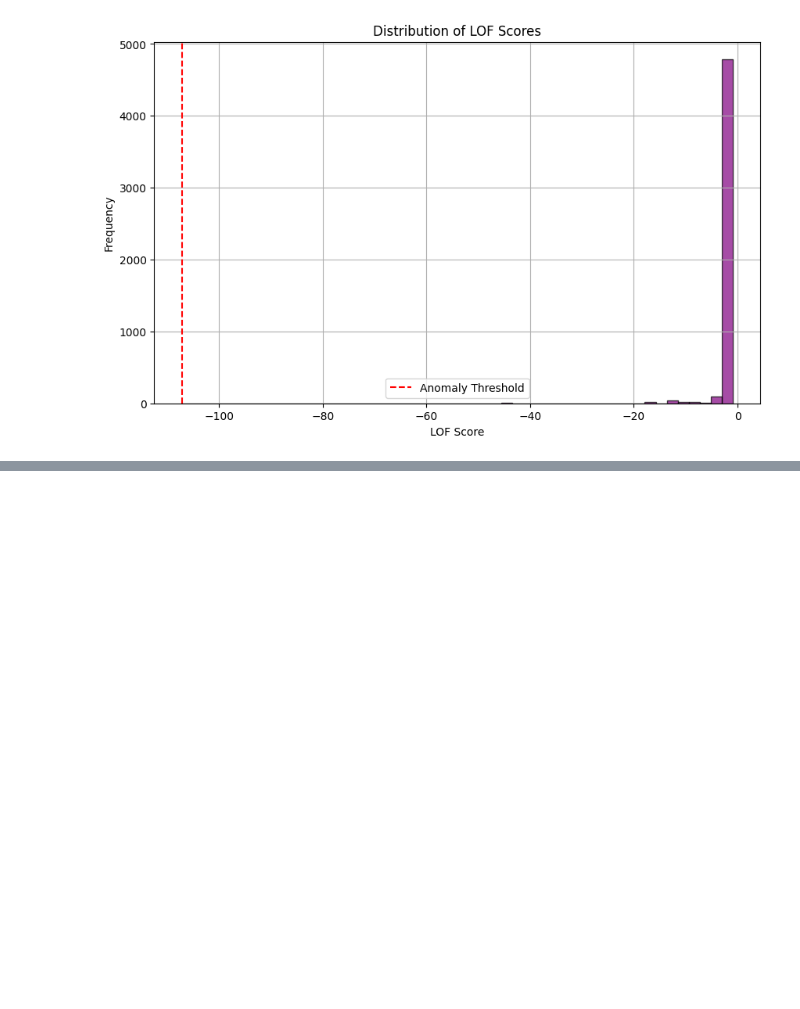
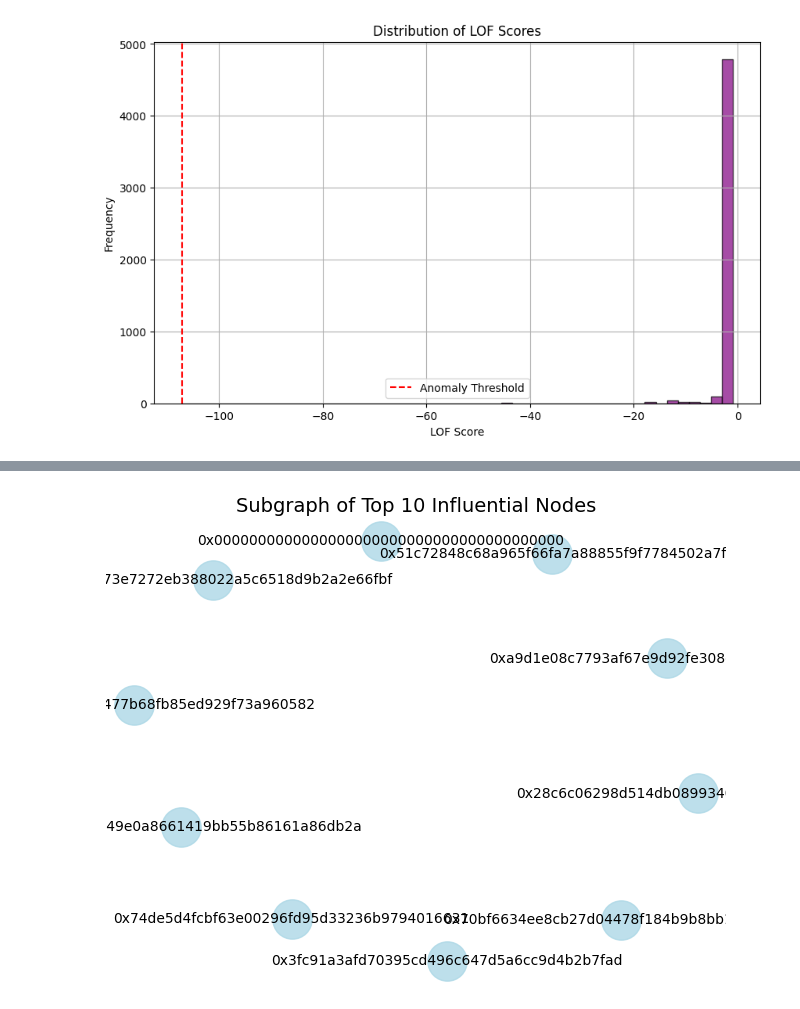
Before and after one commit to kmouly/Wash-Trading-Case-Study-for-ERC20-Token, a Jupyter notebook: Wash_Trading_Final_Colab.ipynb, the cells around one changed output, grey strips where cells are left out. Saved outputs shown, nothing was run; the diff lists cells and outputs as text; code cells hidden in the pictures; blank space fills up the shorter version.

```diff
--- a/Wash_Trading_Final_Colab.ipynb
+++ b/Wash_Trading_Final_Colab.ipynb
@@ -689,0 +912,25 @@ plt.show()
+# %%
+# Calculate degree centrality for each node
+centrality = nx.degree_centrality(G)
+
+# Create a DataFrame to store node centrality
+centrality_df = pd.DataFrame(centrality.items(), columns=['Node', 'Centrality'])
+
+# Sort the DataFrame by centrality in descending order
+centrality_df = centrality_df.sort_values(by='Centrality', ascending=False)
+
+# Extract subgraph for top 10 nodes by degree
+top_nodes = centrality_df['Node'].head(10).tolist()
+subgraph = G.subgraph(top_nodes)
+
+# Visualize the subgraph
+plt.figure(figsize=(8, 6))
+pos = nx.spring_layout(subgraph, k=0.3)  # Layout for better spacing
+nx.draw_networkx_nodes(subgraph, pos, node_size=800, node_color='lightblue', alpha=0.8)
+nx.draw_networkx_edges(subgraph, pos, width=2, edge_color='gray', alpha=0.7)
+nx.draw_networkx_labels(subgraph, pos, font_size=10, font_color='black')
+plt.title("Subgraph of Top 10 Influential Nodes", fontsize=14)
+plt.axis("off")
+plt.show()
+# %% [output]
+[figure, added]
```
Also changed, not shown: parts of 41 cells of this notebook.
